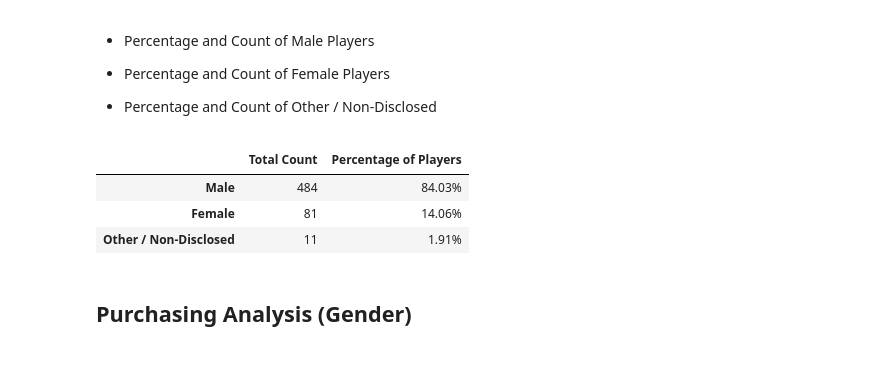
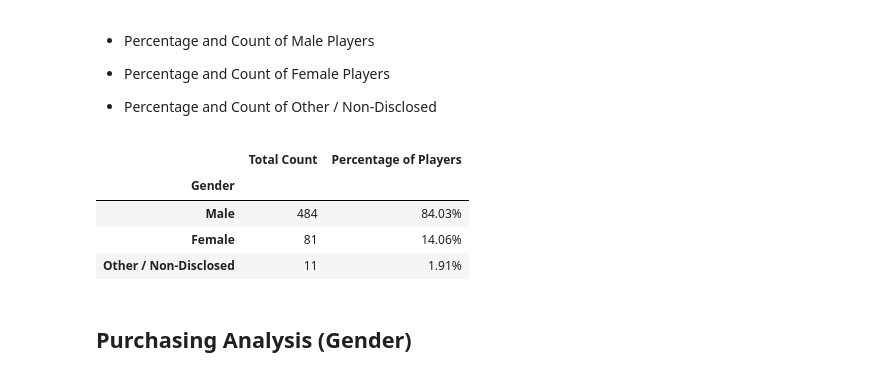
Before and after one commit to srikantiaparna/pandas-challenge, a Jupyter notebook: HeroesOfPymoli_starter.ipynb, the cells around one changed output. Drawn from its saved outputs; the diff is of its cells as text; code cells hidden in the pictures.

```diff
--- a/HeroesOfPymoli_starter.ipynb
+++ b/HeroesOfPymoli_starter.ipynb
@@ -98,23 +98,24 @@ Purchasing_Analysis_Total.head()
 # %%
 df = purchase_data_df[["SN", "Gender"]]
 gender_grouped = df.drop_duplicates()
 ###"Gender": ["Male", "Female", "Other / Non-Disclosed"]
 
 # Percentage and Counts of Players by Gender
 gender_counts = gender_grouped["Gender"].value_counts()
 total_count = [len(purchase_data_df["SN"].unique())]
 percents = round(gender_counts/total_count*100,2)
 gender_demographics = pd.DataFrame({"Total Count": gender_counts,
-                                    "Percentage of Players": percents})
-
-gender_demographics.index = (["Male", "Female", "Other / Non-Disclosed"])
+                                    "Percentage of Players": percents,
+                                   "Gender": ["Male", "Female", "Other / Non-Disclosed"]})
+gender_demographics = gender_demographics.set_index("Gender")
 
 # Gender Demographics Final Output & Use Map to format all the columns
 gender_demographics["Total Count"] = gender_demographics["Total Count"]
 gender_demographics["Percentage of Players"] = gender_demographics["Percentage of Players"].map("{:.2f}%".format)
 gender_demographics
 # %% [output]
 |  | Total Count | Percentage of Players |
+| Gender |  |  |
 | Male | 484 | 84.03% |
 | Female | 81 | 14.06% |
 | Other / Non-Disclosed | 11 | 1.91% |
```
Also changed, not shown: parts of 4 cells of this notebook.
